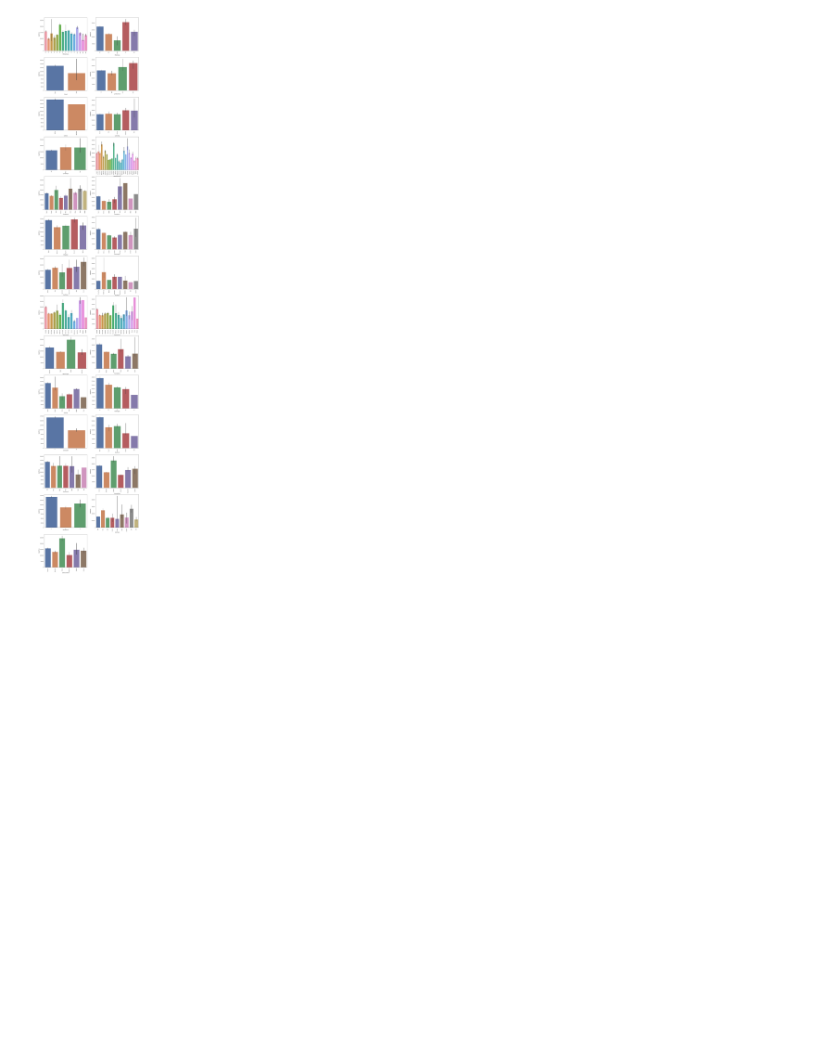
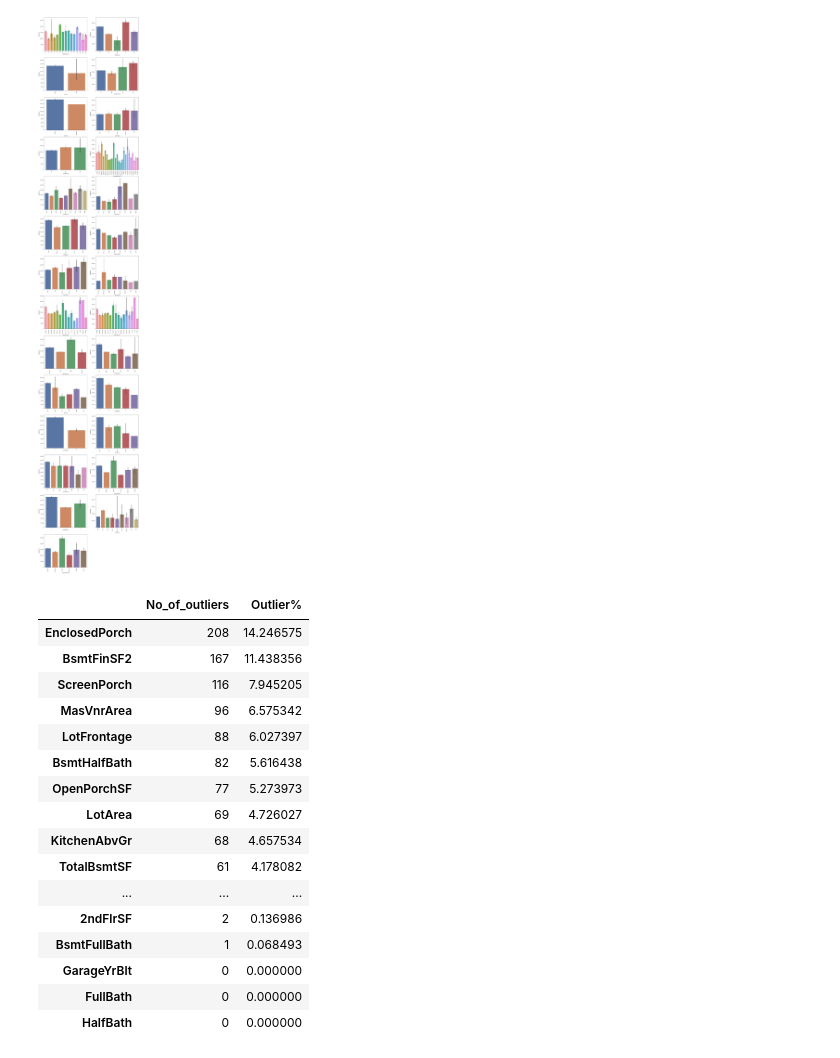
Before and after one commit to Rohitnith/Data-Science-Projects, a Jupyter notebook: Housing Price Prediction.ipynb, the cells around one changed output. Drawn from its saved outputs; the diff is of its cells as text; code cells hidden in the pictures; blank space fills up the shorter version.

```diff
--- a/Housing Price Prediction.ipynb
+++ b/Housing Price Prediction.ipynb
@@ -261,4 +261,34 @@ for i in nominal:
 # %%
 # Outlier Treatment
 # %%
-#Lets check
+#Lets check % of outliers in the numeric variables
+outlietrs_dict={}
+for i in numeric:
+  #IQR
+  IQR= hd[i].quantile(0.75)-hd[i].quantile(0.25)
+  Outliers= hd[(hd[i]>(hd[i].quantile(0.75)+1.5 * IQR)) | (hd[i]<(hd[i].quantile(0.25)-1.5 * IQR))]
+  outlietrs_dict[i]=Outliers.shape[0]
+# %%
+outlier_data=pd.DataFrame([outlietrs_dict]).T
+outlier_data.rename(columns={0:"No_of_outliers"}, inplace =True)
+outlier_data["Outlier%"]=outlier_data["No_of_outliers"]/hd.shape[0]*100
+outlier_data.sort_values("Outlier%", ascending =False, inplace =True)
+outlier_data
+# %% [output]
+|  | No_of_outliers | Outlier% |
+| EnclosedPorch | 208 | 14.246575 |
+| BsmtFinSF2 | 167 | 11.438356 |
+| ScreenPorch | 116 | 7.945205 |
+| MasVnrArea | 96 | 6.575342 |
+| LotFrontage | 88 | 6.027397 |
+| BsmtHalfBath | 82 | 5.616438 |
+| OpenPorchSF | 77 | 5.273973 |
+| LotArea | 69 | 4.726027 |
+| KitchenAbvGr | 68 | 4.657534 |
+| TotalBsmtSF | 61 | 4.178082 |
+| ... | ... | ... |
+| 2ndFlrSF | 2 | 0.136986 |
+| BsmtFullBath | 1 | 0.068493 |
+| GarageYrBlt | 0 | 0.000000 |
+| FullBath | 0 | 0.000000 |
+| HalfBath | 0 | 0.000000 |
```
